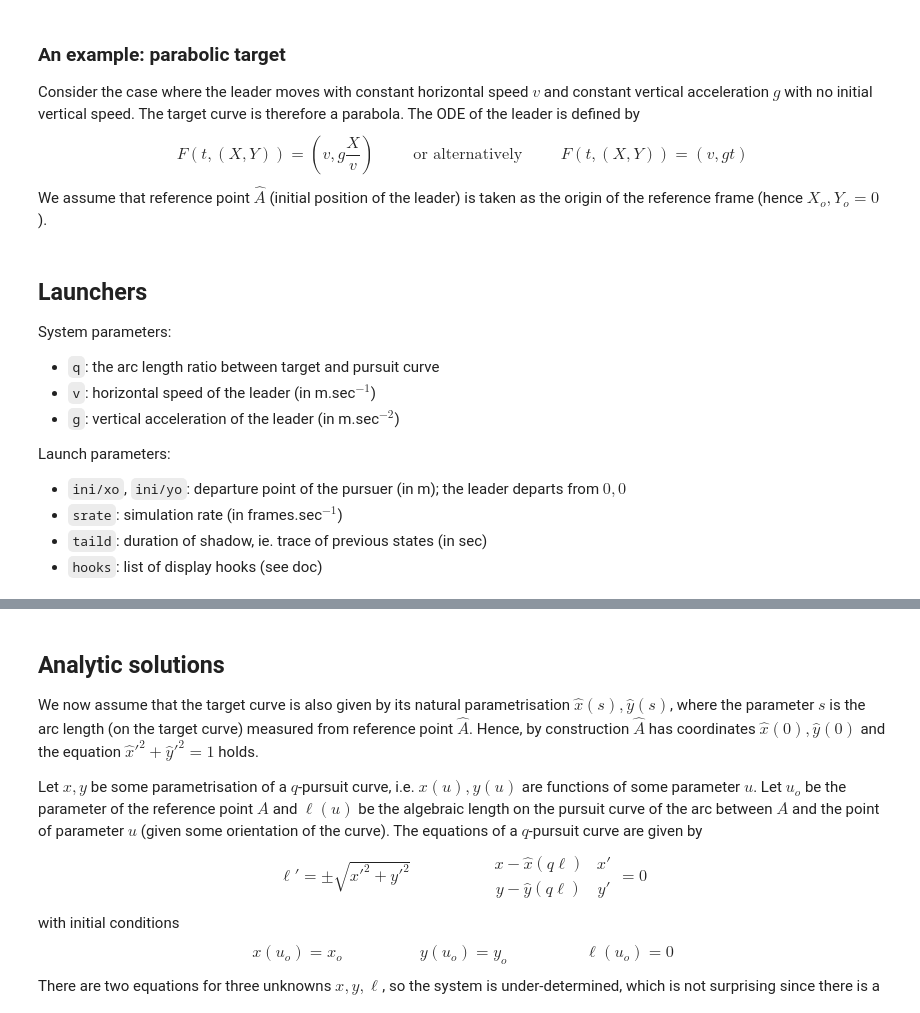
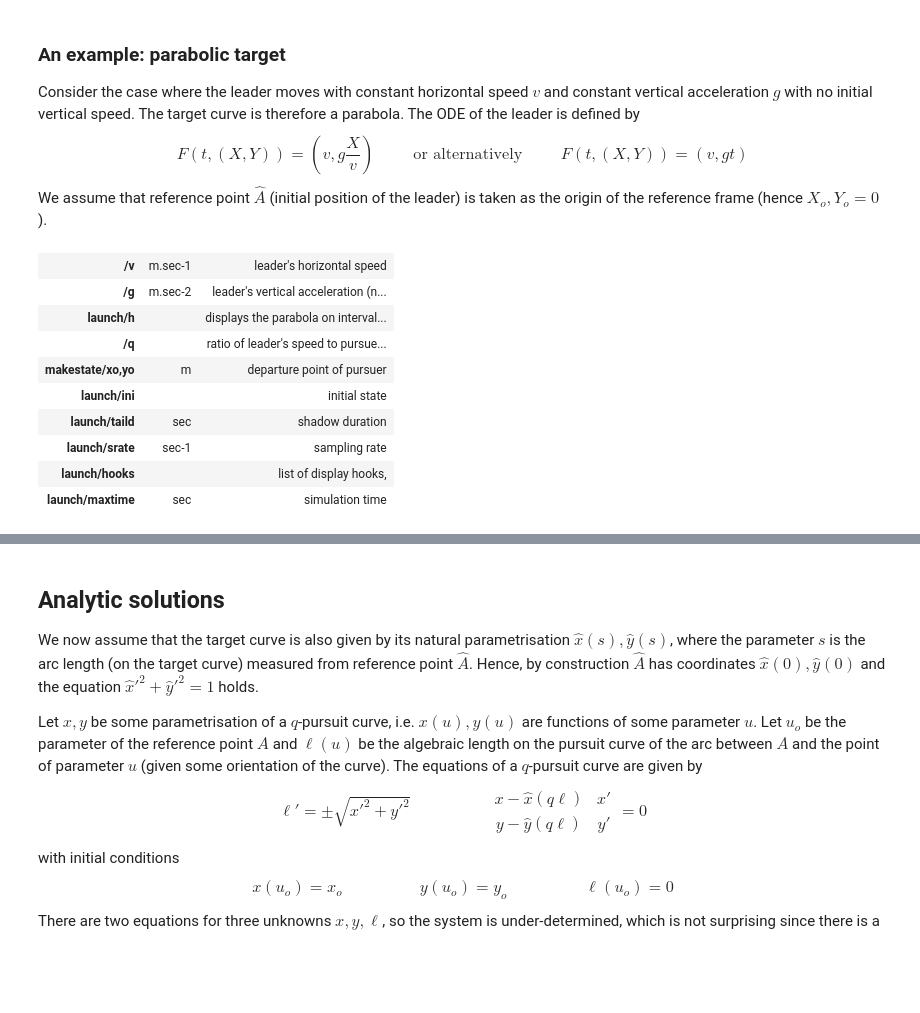
Before and after one commit to jmandreoli/IPYDEMO, a Jupyter notebook: demo/pursuit.ipynb, the cells around one changed output, grey strips where cells are left out. Cells and saved outputs as stored; diff of their text form; code cells hidden in the pictures; blank space fills up the shorter version.

```diff
--- a/demo/pursuit.ipynb
+++ b/demo/pursuit.ipynb
@@ -111,26 +116,33 @@ class ParabolaPursuit (Pursuit):
     def __init__(self,v=1.,g=-1.,**ka):
         super().__init__(F=(lambda t,pos,r=g/v: array((v,r*pos[0]))),**ka)
         self.v, self.g = v,g
+    Help = '''
+        /v [m.sec^-1]: leader's horizontal speed
+        /g [m.sec^-2]: leader's vertical acceleration (negative)
+    '''
     def display(self,ax,ini,h=1.,**ka):
         x = linspace(-h*ini[0],h*ini[0],100)
         ax.plot(x,self.g*square(x/self.v)/2.,c='g',ls='--')
         return super().display(ax,ini=ini,**ka)
+    Help += '''
+        launch/h: displays the parabola on interval h times the x-coordinate of the initial position
+    '''
     @staticmethod
     def makestate(xo,yo): return array((xo,yo,0.,0.))
+    Help += Pursuit.Help
-# %% [markdown]
-Launchers
----------
-
-System parameters:
-* `q`: the arc length ratio between target and pursuit curve
-* `v`: horizontal speed of the leader (in m.sec$^{-1}$)
-* `g`: vertical acceleration of the leader (in m.sec$^{-2}$)
-
-Launch parameters:
-* `ini/xo`, `ini/yo`: departure point of the pursuer (in m); the leader departs from $0,0$
-* `srate`: simulation rate (in frames.sec$^{-1}$)
-* `taild`: duration of shadow, ie. trace of previous states (in sec)
-* `hooks`: list of display hooks (see doc)
+# %%
+ParabolaPursuit.helper()
+# %% [output]
+| /v | m.sec-1 | leader's horizontal speed |
+| /g | m.sec-2 | leader's vertical acceleration (n... |
+| launch/h |  | displays the parabola on interval... |
+| /q |  | ratio of leader's speed to pursue... |
+| makestate/xo,yo | m | departure point of pursuer |
+| launch/ini |  | initial state |
+| launch/taild | sec | shadow duration |
+| launch/srate | sec-1 | sampling rate |
+| launch/hooks |  | list of display hooks, |
+| launch/maxtime | sec | simulation time |
 # %%
 syst = ParabolaPursuit(q=.5,g=-.6); ini = dict(xo=-2.,yo=-7.)
 #syst = ParabolaPursuit(q=-.5,g=-.8); ini = dict(xo=-1.,yo=-4.)
```
Also changed, not shown: parts of 7 cells of this notebook, 10 other files.
